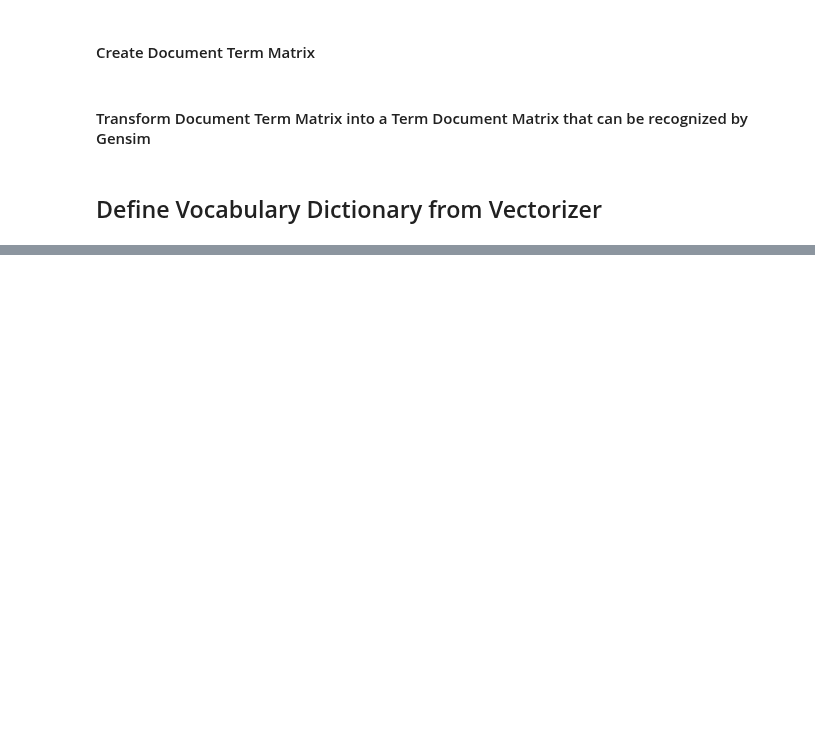
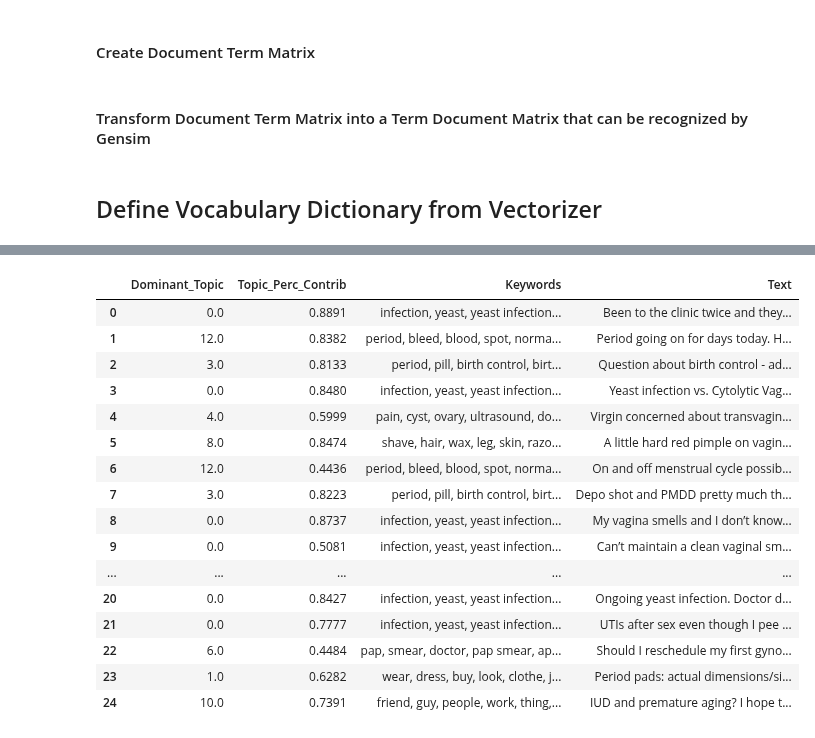
Before and after one commit to jlu90/Identifying-Womens-Health-Concerns, a Jupyter notebook: code/gensim_modeling.ipynb, the cells around one changed output, grey strips where cells are left out. Cells and saved outputs as stored; diff of their text form; code cells hidden in the pictures; blank space fills up the shorter version.

```diff
--- a/code/gensim_modeling.ipynb
+++ b/code/gensim_modeling.ipynb
@@ -158,4 +168,0 @@ def get_topic_terms(model, n_topics, n_words):
-# %%
-def build_gensim_lda(corpus, n_topics, vocabulary, n_passes):
-    lda = LdaModel(corpus = corpus, num_topics = n_topics, id2word = vocabulary, passes = n_passes)
-    return lda
@@ -167,6 +171,6 @@ def build_gensim_lda(corpus, n_topics, vocabulary, n_passes):
 # %%
-# lda_model_1 = build_gensim_lda(health_corpus,
-#                                n_topics = 17,
-#                                vocabulary = health_vocabulary,
-#                                n_passes = 50)
+lda_model_1 = build_gensim_lda(health_corpus,
+                               n_topics = 17,
+                               vocabulary = health_vocabulary,
+                               n_passes = 80)
 # %%
@@ -300,6 +301,6 @@ def format_topics_sentences(ldamodel, corpus, texts):
 # # Show
 # df_dominant_topic.head(10)
 # %%
-df_lda2 = format_topics_sentences(lda_2, health_corpus, health['total_text'])
+df_lda_17 = format_topics_sentences(lda_model_1, health_corpus, health['total_text'])
 # %%
-df_lda2.columns  = [ 'Dominant_Topic', 'Topic_Perc_Contrib', 'Keywords', 'Text']
+df_lda_17.columns  = [ 'Dominant_Topic', 'Topic_Perc_Contrib', 'Keywords', 'Text']
@@ -337,0 +307,20 @@ health_filtered
+# %%
+df_lda_17.head(25)
+# %% [output]
+|  | Dominant_Topic | Topic_Perc_Contrib | Keywords | Text |
+| 0 | 0.0 | 0.8891 | infection, yeast, yeast infection... | Been to the clinic twice and they... |
+| 1 | 12.0 | 0.8382 | period, bleed, blood, spot, norma... | Period going on for days today. H... |
+| 2 | 3.0 | 0.8133 | period, pill, birth control, birt... | Question about birth control - ad... |
+| 3 | 0.0 | 0.8480 | infection, yeast, yeast infection... | Yeast infection vs. Cytolytic Vag... |
+| 4 | 4.0 | 0.5999 | pain, cyst, ovary, ultrasound, do... | Virgin concerned about transvagin... |
+| 5 | 8.0 | 0.8474 | shave, hair, wax, leg, skin, razo... | A little hard red pimple on vagin... |
+| 6 | 12.0 | 0.4436 | period, bleed, blood, spot, norma... | On and off menstrual cycle possib... |
+| 7 | 3.0 | 0.8223 | period, pill, birth control, birt... | Depo shot and PMDD pretty much th... |
+| 8 | 0.0 | 0.8737 | infection, yeast, yeast infection... | My vagina smells and I don’t know... |
+| 9 | 0.0 | 0.5081 | infection, yeast, yeast infection... | Can’t maintain a clean vaginal sm... |
+| ... | ... | ... | ... | ... |
+| 20 | 0.0 | 0.8427 | infection, yeast, yeast infection... | Ongoing yeast infection. Doctor d... |
+| 21 | 0.0 | 0.7777 | infection, yeast, yeast infection... | UTIs after sex even though I pee ... |
+| 22 | 6.0 | 0.4484 | pap, smear, doctor, pap smear, ap... | Should I reschedule my first gyno... |
+| 23 | 1.0 | 0.6282 | wear, dress, buy, look, clothe, j... | Period pads: actual dimensions/si... |
+| 24 | 10.0 | 0.7391 | friend, guy, people, work, thing,... | IUD and premature aging? I hope t... |
```
Also changed, not shown: parts of 28 cells of this notebook, 1 other file.
